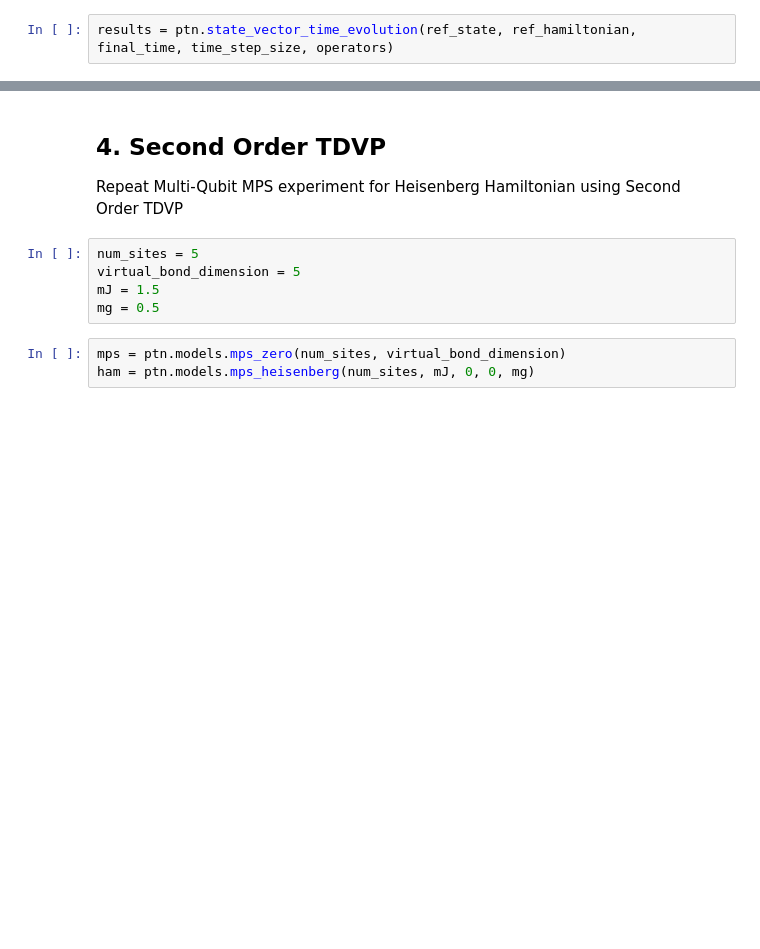
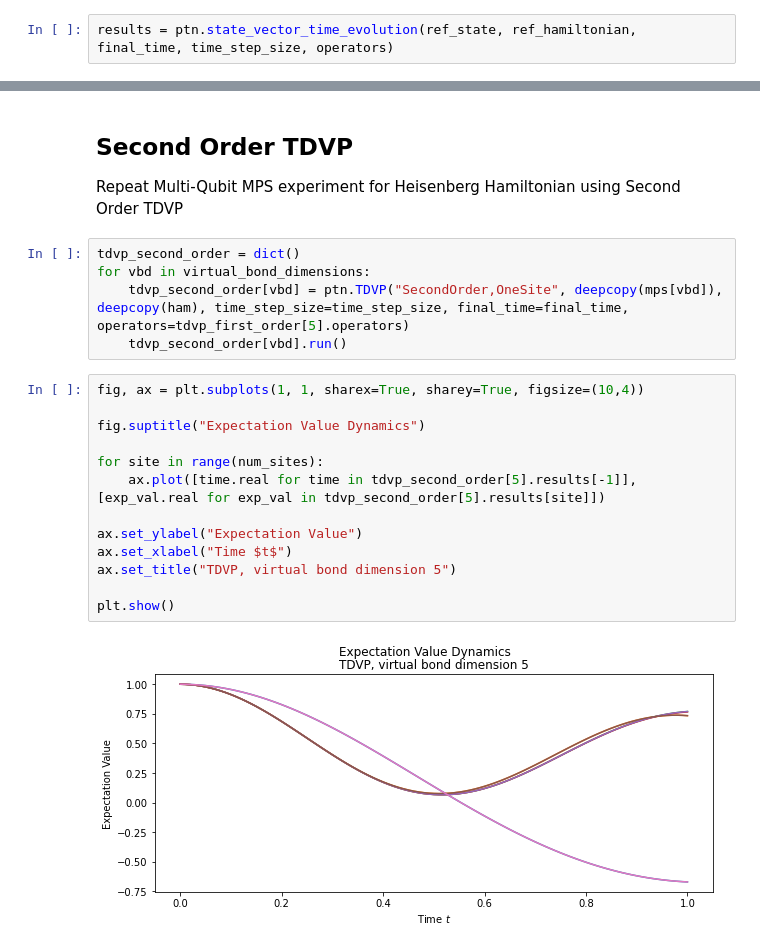
Before and after one commit to Drachier/PyTreeNet, a Jupyter notebook: example_notebooks/tdvp_demo_large.ipynb, the cells around one changed output, grey strips where cells are left out. Drawn from its saved outputs; the diff is of its cells as text; blank space fills up the shorter version.

```diff
--- a/example_notebooks/tdvp_demo_large.ipynb
+++ b/example_notebooks/tdvp_demo_large.ipynb
@@ -334,11 +332,23 @@ plt.show()
 # %% [markdown]
-## 4. Second Order TDVP
+## Second Order TDVP
 Repeat Multi-Qubit MPS experiment for Heisenberg Hamiltonian using Second Order TDVP
-# %%
-num_sites = 5
-virtual_bond_dimension = 5
-mJ = 1.5
-mg = 0.5
-# %%
-mps = ptn.models.mps_zero(num_sites, virtual_bond_dimension)
-ham = ptn.models.mps_heisenberg(num_sites, mJ, 0, 0, mg)
+# %%
+tdvp_second_order = dict()
+for vbd in virtual_bond_dimensions:
+    tdvp_second_order[vbd] = ptn.TDVP("SecondOrder,OneSite", deepcopy(mps[vbd]), deepcopy(ham), time_step_size=time_step_size, final_time=final_time, operators=tdvp_first_order[5].operators)
+    tdvp_second_order[vbd].run()
+# %%
+fig, ax = plt.subplots(1, 1, sharex=True, sharey=True, figsize=(10,4))
+
+fig.suptitle("Expectation Value Dynamics")
+
+for site in range(num_sites):
+    ax.plot([time.real for time in tdvp_second_order[5].results[-1]], [exp_val.real for exp_val in tdvp_second_order[5].results[site]])
+
+ax.set_ylabel("Expectation Value")
+ax.set_xlabel("Time $t$")
+ax.set_title("TDVP, virtual bond dimension 5")
+
+plt.show()
+# %% [output]
+[figure, added]
```
Also changed, not shown: parts of 26 cells of this notebook, 2 other files.
